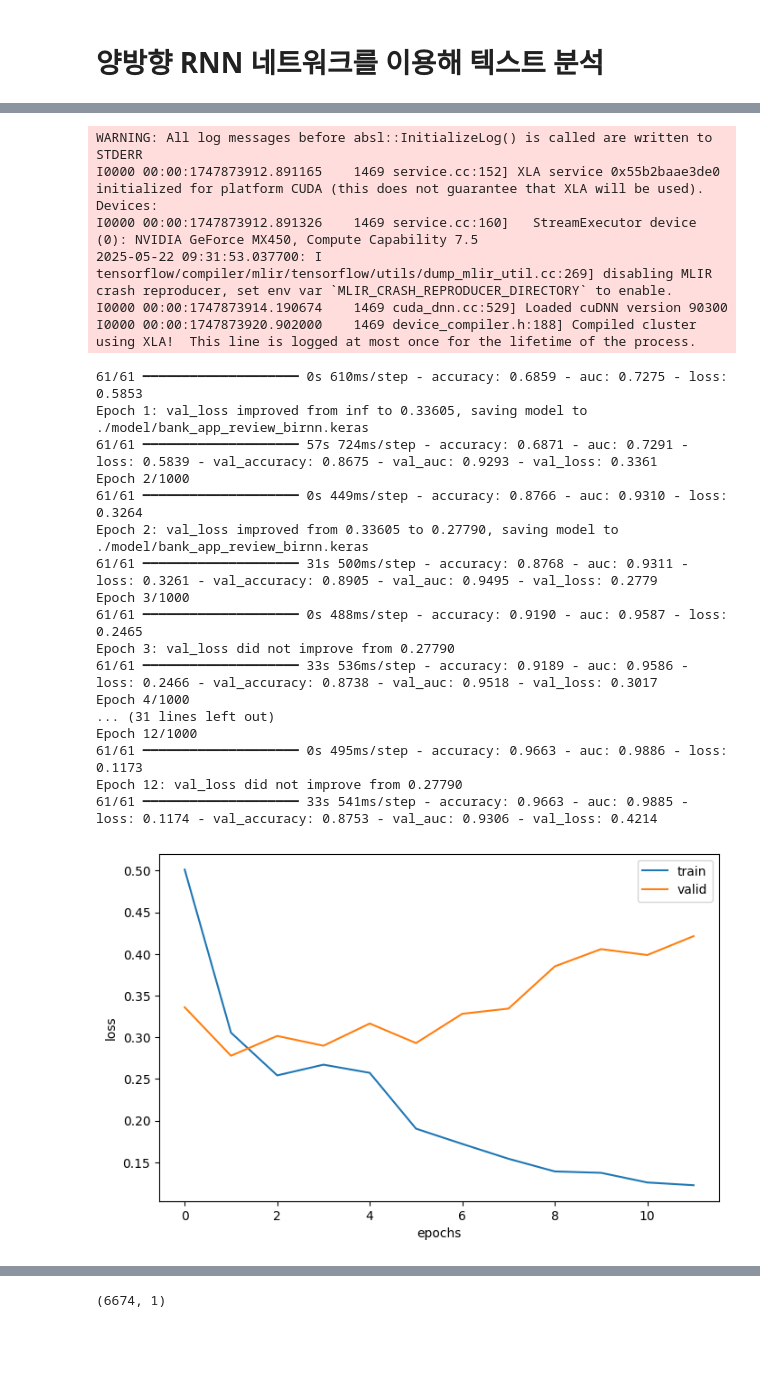
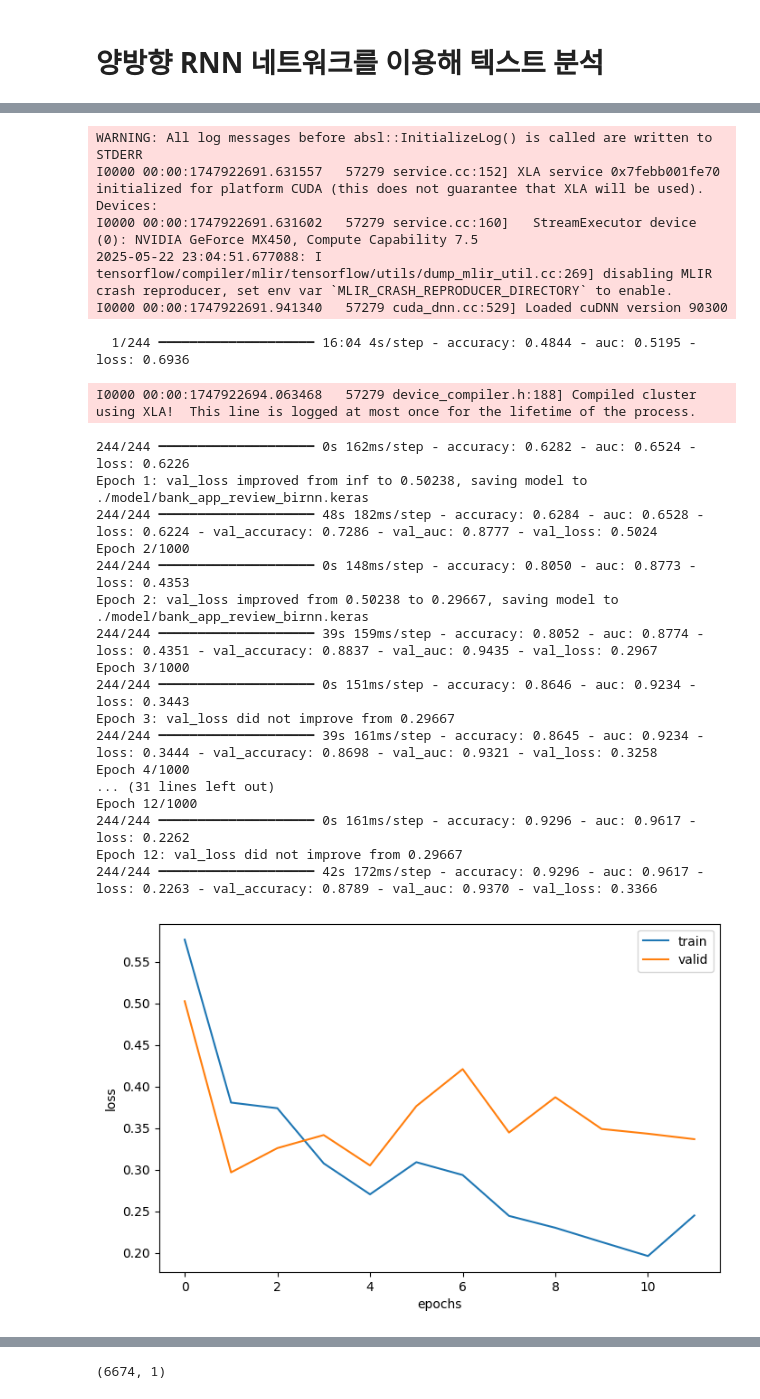
Before and after one commit to eunso03/fintech, a Jupyter notebook: 06deep_learning/11RNN으로_금융앱리뷰_분석하기.ipynb, the cells around one changed output, grey strips where cells are left out. Saved outputs shown, nothing was run; the diff lists cells and outputs as text; code cells hidden in the pictures; blank space fills up the shorter version.

```diff
--- a/06deep_learning/11RNN으로_금융앱리뷰_분석하기.ipynb
+++ b/06deep_learning/11RNN으로_금융앱리뷰_분석하기.ipynb
@@ -236,47 +243,48 @@ Model: "sequential"
 # %%
 birnn.compile(loss='binary_crossentropy', optimizer='adam',
              metrics=['accuracy', tf.keras.metrics.AUC(name='auc')])
 early_stop = EarlyStopping(patience=10, restore_best_weights=True)
 model_path = "./model/bank_app_review_birnn.keras"
 checkpoint = ModelCheckpoint(filepath=model_path, monitor='val_loss',
                             save_best_only=True,
                             verbose=1)
-birnn_history = birnn.fit(X_train, y_train, epochs=1000, batch_size=256,
+birnn_history = birnn.fit(X_train, y_train, epochs=1000, batch_size=64,
                          validation_data=(X_valid, y_valid),
                          callbacks=[early_stop, checkpoint])
 plt.figure(figsize=(8, 5))
 plt.plot(birnn_history.history['loss'])
 plt.plot(birnn_history.history['val_loss'])
 plt.xlabel('epochs')
 plt.ylabel('loss')
 plt.legend(['train', 'valid'])
 plt.show()
 # %% [output]
 Epoch 1/1000
 WARNING: All log messages before absl::InitializeLog() is called are written to STDERR
-I0000 00:00:1747873912.891165    1469 service.cc:152] XLA service 0x55b2baae3de0 initialized for platform CUDA (this does not guarantee that XLA will be used). Devices:
-I0000 00:00:1747873912.891326    1469 service.cc:160]   StreamExecutor device (0): NVIDIA GeForce MX450, Compute Capability 7.5
-2025-05-22 09:31:53.037700: I tensorflow/compiler/mlir/tensorflow/utils/dump_mlir_util.cc:269] disabling MLIR crash reproducer, set env var `MLIR_CRASH_REPRODUCER_DIRECTORY` to enable.
-I0000 00:00:1747873914.190674    1469 cuda_dnn.cc:529] Loaded cuDNN version 90300
-I0000 00:00:1747873920.902000    1469 device_compiler.h:188] Compiled cluster using XLA!  This line is logged at most once for the lifetime of the process.
+I0000 00:00:1747922691.631557   57279 service.cc:152] XLA service 0x7febb001fe70 initialized for platform CUDA (this does not guarantee that XLA will be used). Devices:
+I0000 00:00:1747922691.631602   57279 service.cc:160]   StreamExecutor device (0): NVIDIA GeForce MX450, Compute Capability 7.5
+2025-05-22 23:04:51.677088: I tensorflow/compiler/mlir/tensorflow/utils/dump_mlir_util.cc:269] disabling MLIR crash reproducer, set env var `MLIR_CRASH_REPRODUCER_DIRECTORY` to enable.
+I0000 00:00:1747922691.941340   57279 cuda_dnn.cc:529] Loaded cuDNN version 90300
-61/61 ━━━━━━━━━━━━━━━━━━━━ 0s 610ms/step - accuracy: 0.6859 - auc: 0.7275 - loss: 0.5853
-Epoch 1: val_loss improved from inf to 0.33605, saving model to ./model/bank_app_review_birnn.keras
-61/61 ━━━━━━━━━━━━━━━━━━━━ 57s 724ms/step - accuracy: 0.6871 - auc: 0.7291 - loss: 0.5839 - val_accuracy: 0.8675 - val_auc: 0.9293 - val_loss: 0.3361
-Epoch 2/1000
-61/61 ━━━━━━━━━━━━━━━━━━━━ 0s 449ms/step - accuracy: 0.8766 - auc: 0.9310 - loss: 0.3264
-Epoch 2: val_loss improved from 0.33605 to 0.27790, saving model to ./model/bank_app_review_birnn.keras
-61/61 ━━━━━━━━━━━━━━━━━━━━ 31s 500ms/step - accuracy: 0.8768 - auc: 0.9311 - loss: 0.3261 - val_accuracy: 0.8905 - val_auc: 0.9495 - val_loss: 0.2779
-Epoch 3/1000
-61/61 ━━━━━━━━━━━━━━━━━━━━ 0s 488ms/step - accuracy: 0.9190 - auc: 0.9587 - loss: 0.2465
-Epoch 3: val_loss did not improve from 0.27790
-61/61 ━━━━━━━━━━━━━━━━━━━━ 33s 536ms/step - accuracy: 0.9189 - auc: 0.9586 - loss: 0.2466 - val_accuracy: 0.8738 - val_auc: 0.9518 - val_loss: 0.3017
-Epoch 4/1000
-... (31 lines left out)
-Epoch 12/1000
-61/61 ━━━━━━━━━━━━━━━━━━━━ 0s 495ms/step - accuracy: 0.9663 - auc: 0.9886 - loss: 0.1173
-Epoch 12: val_loss did not improve from 0.27790
-61/61 ━━━━━━━━━━━━━━━━━━━━ 33s 541ms/step - accuracy: 0.9663 - auc: 0.9885 - loss: 0.1174 - val_accuracy: 0.8753 - val_auc: 0.9306 - val_loss: 0.4214
+  1/244 ━━━━━━━━━━━━━━━━━━━━ 16:04 4s/step - accuracy: 0.4844 - auc: 0.5195 - loss: 0.6936
+I0000 00:00:1747922694.063468   57279 device_compiler.h:188] Compiled cluster using XLA!  This line is logged at most once for the lifetime of the process.
+244/244 ━━━━━━━━━━━━━━━━━━━━ 0s 162ms/step - accuracy: 0.6282 - auc: 0.6524 - loss: 0.6226
+Epoch 1: val_loss improved from inf to 0.50238, saving model to ./model/bank_app_review_birnn.keras
+244/244 ━━━━━━━━━━━━━━━━━━━━ 48s 182ms/step - accuracy: 0.6284 - auc: 0.6528 - loss: 0.6224 - val_accuracy: 0.7286 - val_auc: 0.8777 - val_loss: 0.5024
+Epoch 2/1000
+244/244 ━━━━━━━━━━━━━━━━━━━━ 0s 148ms/step - accuracy: 0.8050 - auc: 0.8773 - loss: 0.4353
+Epoch 2: val_loss improved from 0.50238 to 0.29667, saving model to ./model/bank_app_review_birnn.keras
+244/244 ━━━━━━━━━━━━━━━━━━━━ 39s 159ms/step - accuracy: 0.8052 - auc: 0.8774 - loss: 0.4351 - val_accuracy: 0.8837 - val_auc: 0.9435 - val_loss: 0.2967
+Epoch 3/1000
+244/244 ━━━━━━━━━━━━━━━━━━━━ 0s 151ms/step - accuracy: 0.8646 - auc: 0.9234 - loss: 0.3443
+Epoch 3: val_loss did not improve from 0.29667
+244/244 ━━━━━━━━━━━━━━━━━━━━ 39s 161ms/step - accuracy: 0.8645 - auc: 0.9234 - loss: 0.3444 - val_accuracy: 0.8698 - val_auc: 0.9321 - val_loss: 0.3258
+Epoch 4/1000
+... (31 lines left out)
+Epoch 12/1000
+244/244 ━━━━━━━━━━━━━━━━━━━━ 0s 161ms/step - accuracy: 0.9296 - auc: 0.9617 - loss: 0.2262
+Epoch 12: val_loss did not improve from 0.29667
+244/244 ━━━━━━━━━━━━━━━━━━━━ 42s 172ms/step - accuracy: 0.9296 - auc: 0.9617 - loss: 0.2263 - val_accuracy: 0.8789 - val_auc: 0.9370 - val_loss: 0.3366
-[figure, old version]
+[figure, new version]
 # %%
 print(birnn.evaluate(X_valid, y_valid))
 # %% [output]
```
Also changed, not shown: parts of 35 cells of this notebook, 3 other files.
